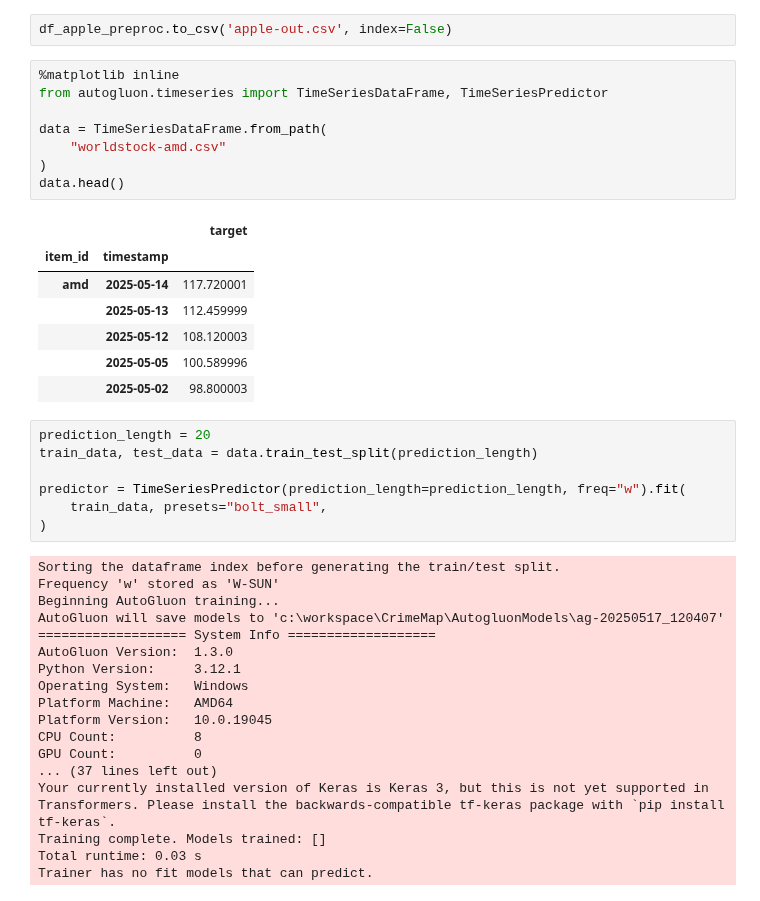
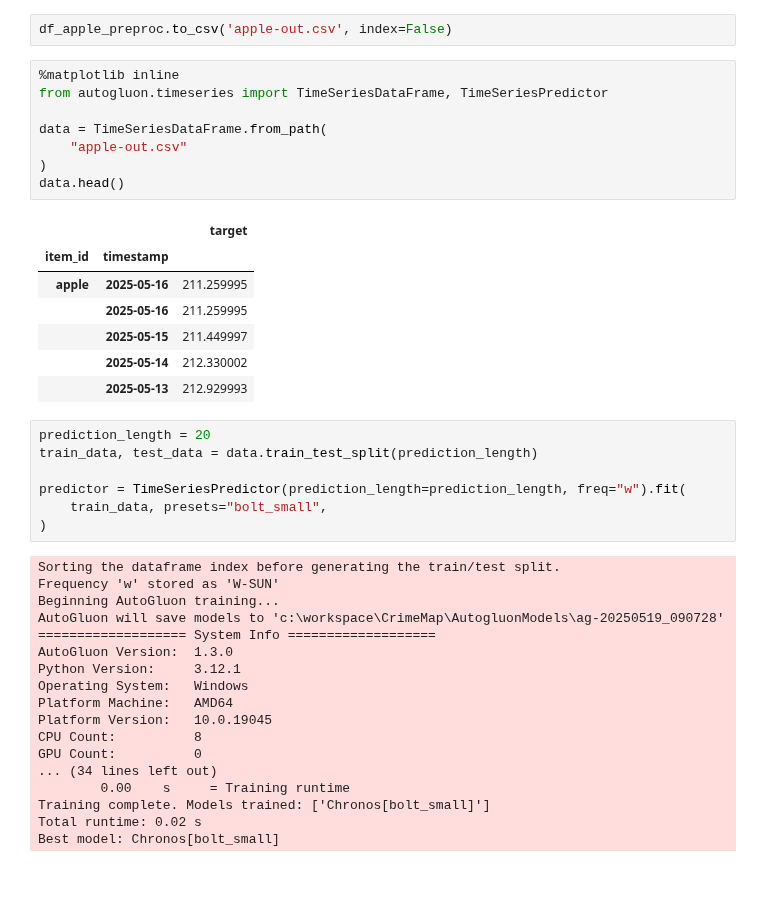
Before and after one commit to tc020/StockPredictor, a Jupyter notebook: preprocessing_data.ipynb, the cells around one changed output. Cells and saved outputs as stored; diff of their text form.

```diff
--- a/preprocessing_data.ipynb
+++ b/preprocessing_data.ipynb
@@ -201,19 +239,19 @@ df_apple_preproc.to_csv('apple-out.csv', index=False)
 # %%
 %matplotlib inline
 from autogluon.timeseries import TimeSeriesDataFrame, TimeSeriesPredictor
 
 data = TimeSeriesDataFrame.from_path(
-    "worldstock-amd.csv"
+    "apple-out.csv"
 )
 data.head()
 # %% [output]
 |  |  | target |
 | item_id | timestamp |  |
-| amd | 2025-05-14 | 117.720001 |
-|  | 2025-05-13 | 112.459999 |
-|  | 2025-05-12 | 108.120003 |
-|  | 2025-05-05 | 100.589996 |
-|  | 2025-05-02 | 98.800003 |
+| apple | 2025-05-16 | 211.259995 |
+|  | 2025-05-16 | 211.259995 |
+|  | 2025-05-15 | 211.449997 |
+|  | 2025-05-14 | 212.330002 |
+|  | 2025-05-13 | 212.929993 |
 # %%
 prediction_length = 20
 train_data, test_data = data.train_test_split(prediction_length)
@@ -225,7 +263,7 @@ predictor = TimeSeriesPredictor(prediction_length=prediction_length, freq="w").f
 Sorting the dataframe index before generating the train/test split.
 Frequency 'w' stored as 'W-SUN'
 Beginning AutoGluon training...
-AutoGluon will save models to 'c:\workspace\CrimeMap\AutogluonModels\ag-20250517_120407'
+AutoGluon will save models to 'c:\workspace\CrimeMap\AutogluonModels\ag-20250519_090728'
 =================== System Info ===================
 AutoGluon Version:  1.3.0
 Python Version:     3.12.1
@@ -234,11 +272,11 @@ Platform Machine:   AMD64
 Platform Version:   10.0.19045
 CPU Count:          8
 GPU Count:          0
-... (37 lines left out)
-Your currently installed version of Keras is Keras 3, but this is not yet supported in Transformers. Please install the backwards-compatible tf-keras package with `pip install tf-keras`.
-Training complete. Models trained: []
-Total runtime: 0.03 s
-Trainer has no fit models that can predict.
+... (34 lines left out)
+        0.00    s     = Training runtime
+Training complete. Models trained: ['Chronos[bolt_small]']
+Total runtime: 0.02 s
+Best model: Chronos[bolt_small]
 # %%
 predictions = predictor.predict(train_data)
 predictor.plot(
```
Also changed, not shown: parts of 9 cells of this notebook.
